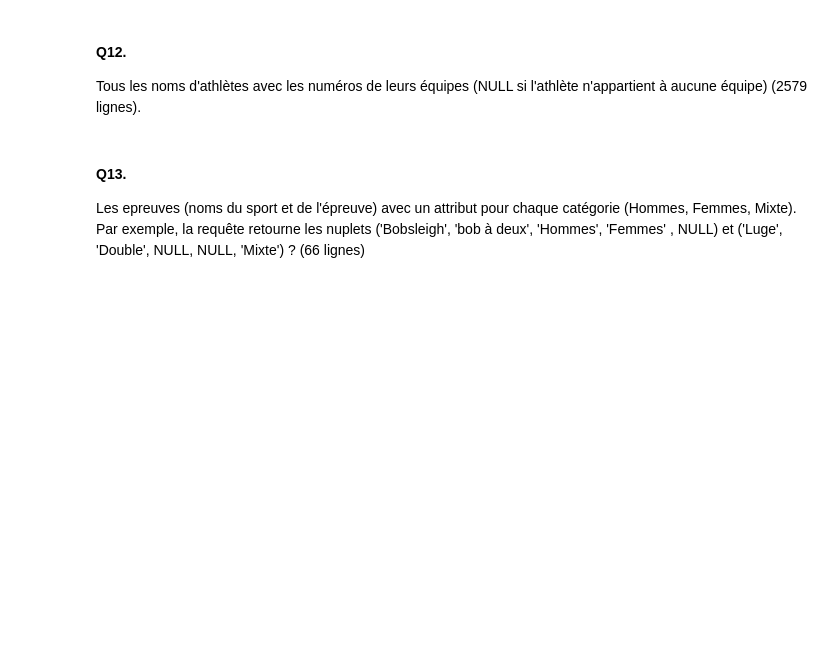
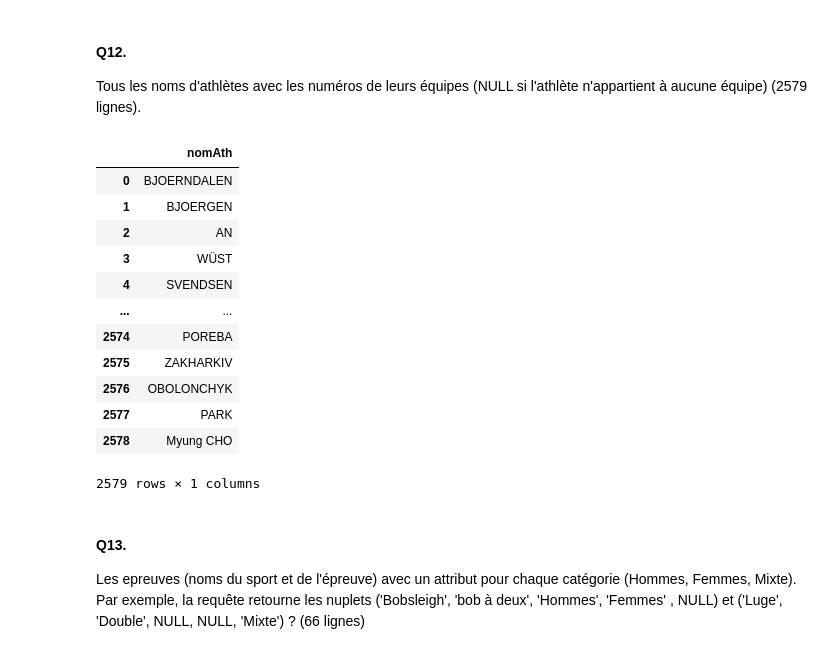
Before and after one commit to A-Aboo/UL2IN0019, a Jupyter notebook: TME 8 Compléments SQL-20260423/TD_TP_8_ETUDIANTS.ipynb, the cells around one changed output. Saved outputs shown, nothing was run; the diff lists cells and outputs as text; code cells hidden in the pictures; blank space fills up the shorter version.

```diff
--- a/TME 8 Compléments SQL-20260423/TD_TP_8_ETUDIANTS.ipynb
+++ b/TME 8 Compléments SQL-20260423/TD_TP_8_ETUDIANTS.ipynb
@@ -476,10 +476,25 @@ db.execute(query).df()
 Tous les noms d'athlètes avec les numéros de leurs équipes (NULL si l'athlète n'appartient à aucune équipe) (2579 lignes).
 # %%
 query="""
-
+select a.nomath
+from athlete a left outer join athletesequipe aq on a.aid = aq.aid
 """
 
 db.execute(query).df()
+# %% [output]
+|  | nomAth |
+| 0 | BJOERNDALEN |
+| 1 | BJOERGEN |
+| 2 | AN |
+| 3 | WÜST |
+| 4 | SVENDSEN |
+| ... | ... |
+| 2574 | POREBA |
+| 2575 | ZAKHARKIV |
+| 2576 | OBOLONCHYK |
+| 2577 | PARK |
+| 2578 | Myung CHO |
+2579 rows × 1 columns
 # %% [markdown]
 #### **Q13**.
 Les epreuves (noms du sport et de l'épreuve) avec un attribut pour chaque catégorie (Hommes, Femmes, Mixte). Par exemple, la requête retourne les nuplets ('Bobsleigh', 'bob à deux', 'Hommes',  'Femmes' , NULL) et ('Luge', 'Double', NULL, NULL, 'Mixte') ? (66 lignes)
```
Also changed, not shown: parts of 6 cells of this notebook.
